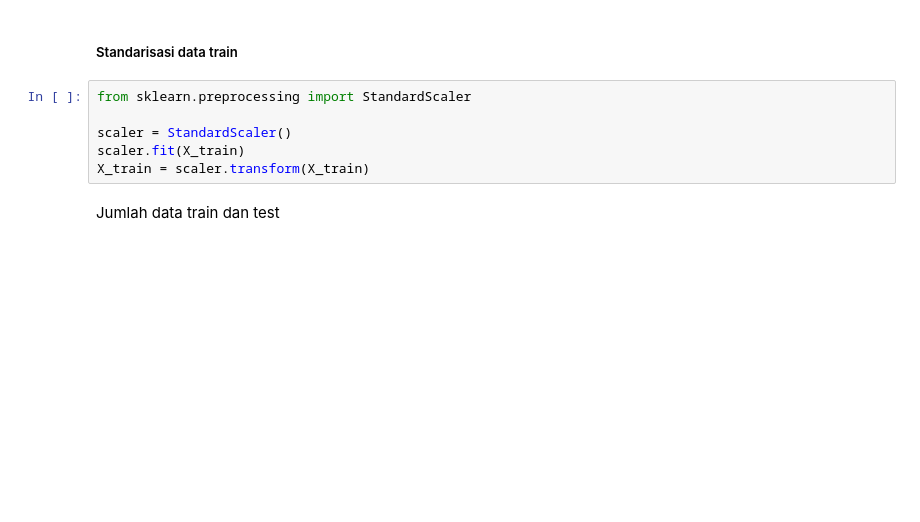
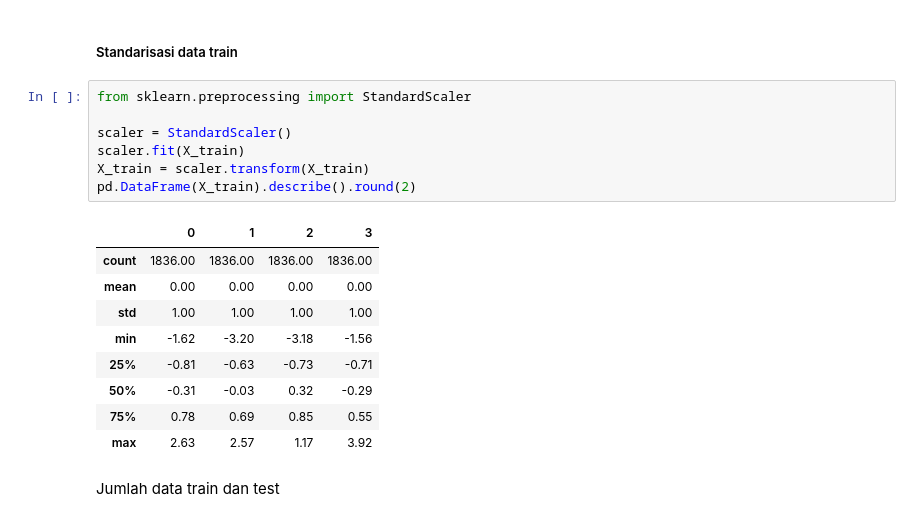
Before and after one commit to el-thobhy/rainfall-prediction, a Jupyter notebook: test_code_bmkg.ipynb, the cells around one changed output. Cells and saved outputs as stored; diff of their text form; blank space fills up the shorter version.

```diff
--- a/test_code_bmkg.ipynb
+++ b/test_code_bmkg.ipynb
@@ -252,9 +252,20 @@ total tidak hujan 1834
 # %%
 from sklearn.preprocessing import StandardScaler
 
 scaler = StandardScaler()
 scaler.fit(X_train)
 X_train = scaler.transform(X_train)
+pd.DataFrame(X_train).describe().round(2)
+# %% [output]
+|  | 0 | 1 | 2 | 3 |
+| count | 1836.00 | 1836.00 | 1836.00 | 1836.00 |
+| mean | 0.00 | 0.00 | 0.00 | 0.00 |
+| std | 1.00 | 1.00 | 1.00 | 1.00 |
+| min | -1.62 | -3.20 | -3.18 | -1.56 |
+| 25% | -0.81 | -0.63 | -0.73 | -0.71 |
+| 50% | -0.31 | -0.03 | 0.32 | -0.29 |
+| 75% | 0.78 | 0.69 | 0.85 | 0.55 |
+| max | 2.63 | 2.57 | 1.17 | 3.92 |
 # %% [markdown]
 Jumlah data train dan test
 # %%
```
Also changed, not shown: parts of 1 cell of this notebook, 1 other file.
